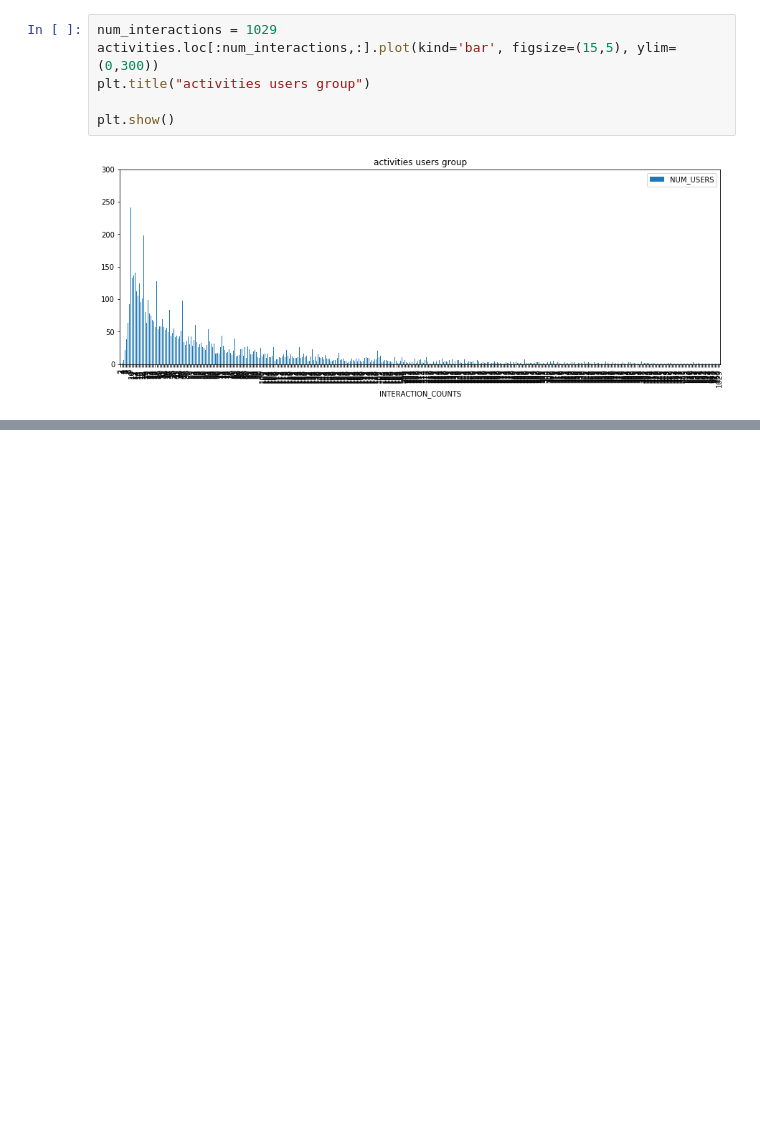
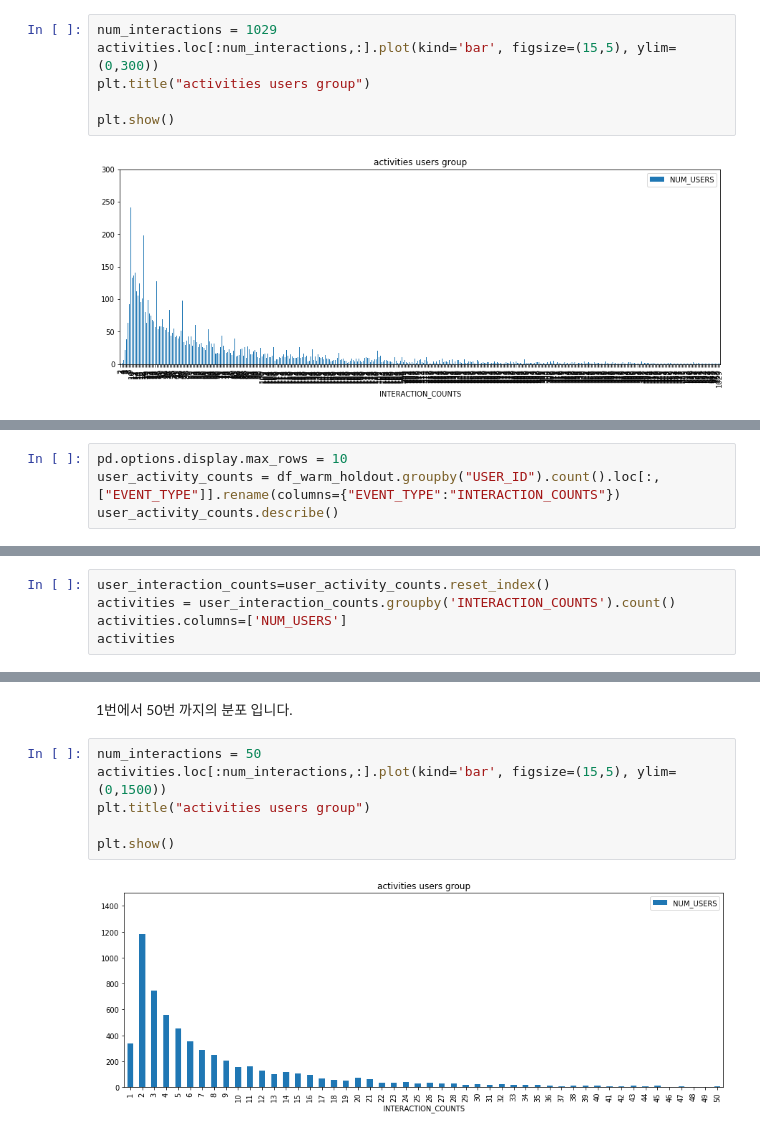
Before and after one commit to gonsoomoon-ml/personalize, a Jupyter notebook: movielens_getting_started/1.2.Exploratory_Data_Analysis.ipynb, the cells around one changed output, grey strips where cells are left out. Saved outputs shown, nothing was run; the diff lists cells and outputs as text; blank space fills up the shorter version.

```diff
--- a/movielens_getting_started/1.2.Exploratory_Data_Analysis.ipynb
+++ b/movielens_getting_started/1.2.Exploratory_Data_Analysis.ipynb
@@ -174,0 +102,4 @@ train, item, validation(holdout) 데이터를 로컬에 csv 파일로 저장 합
+# %%
+pd.options.display.max_rows = 10
+user_activity_counts = df_warm_holdout.groupby("USER_ID").count().loc[:,["EVENT_TYPE"]].rename(columns={"EVENT_TYPE":"INTERACTION_COUNTS"})
+user_activity_counts.describe()
@@ -174,0 +121,5 @@ train, item, validation(holdout) 데이터를 로컬에 csv 파일로 저장 합
+# %%
+user_interaction_counts=user_activity_counts.reset_index()
+activities = user_interaction_counts.groupby('INTERACTION_COUNTS').count()
+activities.columns=['NUM_USERS']
+activities
@@ -174,0 +141,10 @@ train, item, validation(holdout) 데이터를 로컬에 csv 파일로 저장 합
+# %% [markdown]
+1번에서 50번 까지의 분포 입니다.
+# %%
+num_interactions = 50
+activities.loc[:num_interactions,:].plot(kind='bar', figsize=(15,5), ylim=(0,1500))
+plt.title("activities users group")
+
+plt.show()
+# %% [output]
+[figure, added]
```
Also changed, not shown: parts of 21 cells of this notebook, 3 other files.
